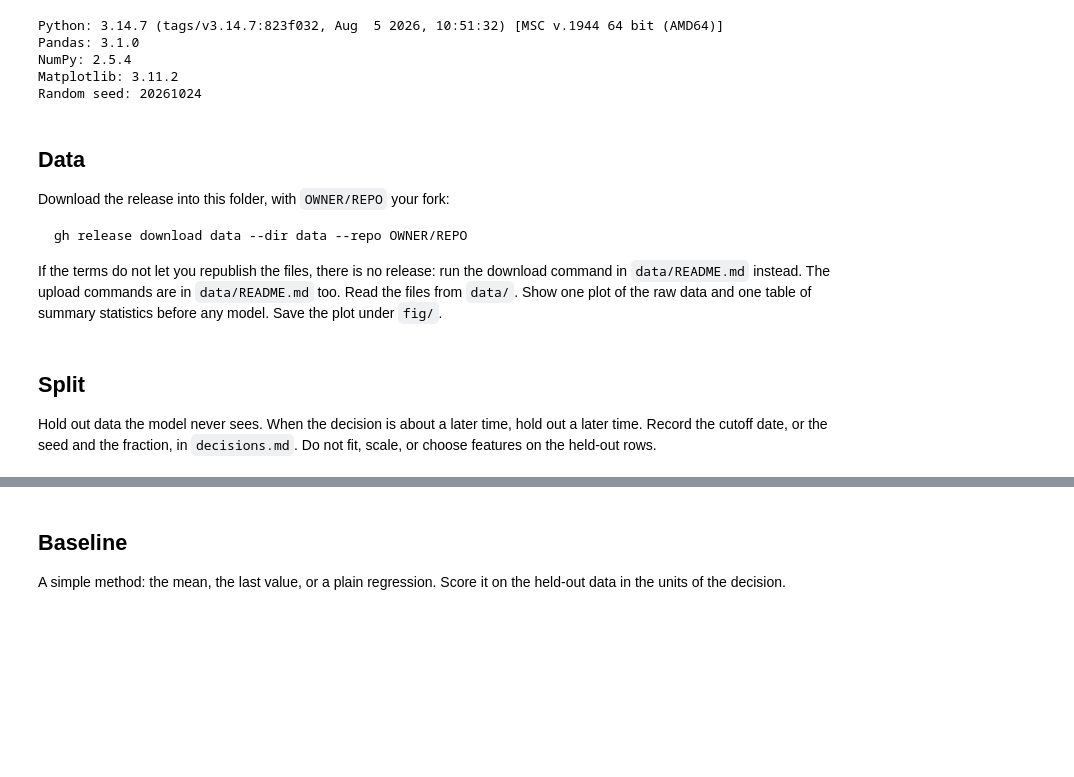
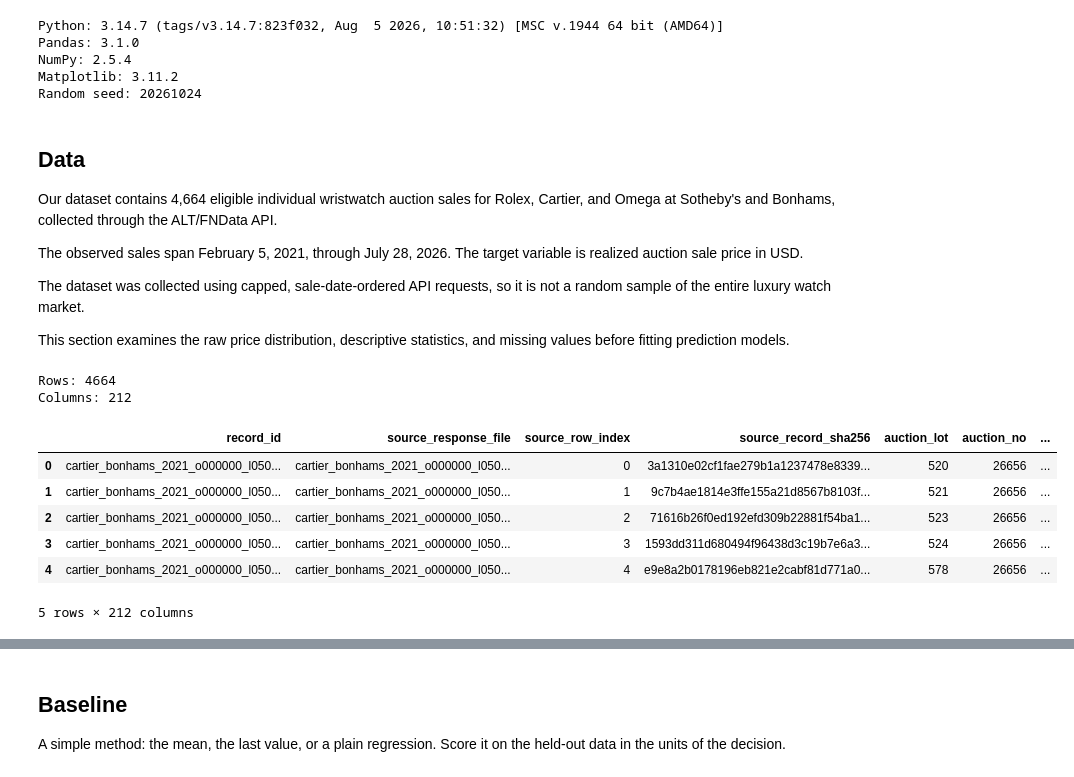
Before and after one commit to lflanigan-sudo/aii600-final-project, a Jupyter notebook: analysis.ipynb, the cells around one changed output, grey strips where cells are left out. Saved outputs shown, nothing was run; the diff lists cells and outputs as text; code cells hidden in the pictures; blank space fills up the shorter version.

````diff
--- a/analysis.ipynb
+++ b/analysis.ipynb
@@ -91,14 +91,32 @@ Overestimating a watch's value could contribute to an unprofitable purchase. Und
 # %% [markdown]
 ## Data
 
-Download the release into this folder, with `OWNER/REPO` your fork:
+Our dataset contains 4,664 eligible individual wristwatch auction sales for Rolex, Cartier, and Omega at Sotheby's and Bonhams, collected through the ALT/FNData API.
 
-```bash
-gh release download data --dir data --repo OWNER/REPO
-```
+The observed sales span February 5, 2021, through July 28, 2026. The target variable is realized auction sale price in USD.
 
-If the terms do not let you republish the files, there is no release: run the download command in `data/README.md` instead. The upload commands are in `data/README.md` too. Read the files from `data/`. Show one plot of the raw data and one table of summary statistics before any model. Save the plot under `fig/`.
+The dataset was collected using capped, sale-date-ordered API requests, so it is not a random sample of the entire luxury watch market.
+
+This section examines the raw price distribution, descriptive statistics, and missing values before fitting prediction models.
-# %% [markdown]
-## Split
-
-Hold out data the model never sees. When the decision is about a later time, hold out a later time. Record the cutoff date, or the seed and the fraction, in `decisions.md`. Do not fit, scale, or choose features on the held-out rows.
+# %%
+import pandas as pd
+from pathlib import Path
+
+data_path = Path("data/expanded_pull_eligible.csv")
+
+df = pd.read_csv(data_path, low_memory=False)
+
+print("Rows:", len(df))
+print("Columns:", len(df.columns))
+
+display(df.head())
+# %% [output]
+Rows: 4664
+Columns: 212
+|  | record_id | source_response_file | source_row_index | source_record_sha256 | auction_lot | auction_no | ... |
+| 0 | cartier_bonhams_2021_o000000_l050... | cartier_bonhams_2021_o000000_l050... | 0 | 3a1310e02cf1fae279b1a1237478e8339... | 520 | 26656 | ... |
+| 1 | cartier_bonhams_2021_o000000_l050... | cartier_bonhams_2021_o000000_l050... | 1 | 9c7b4ae1814e3ffe155a21d8567b8103f... | 521 | 26656 | ... |
+| 2 | cartier_bonhams_2021_o000000_l050... | cartier_bonhams_2021_o000000_l050... | 2 | 71616b26f0ed192efd309b22881f54ba1... | 523 | 26656 | ... |
+| 3 | cartier_bonhams_2021_o000000_l050... | cartier_bonhams_2021_o000000_l050... | 3 | 1593dd311d680494f96438d3c19b7e6a3... | 524 | 26656 | ... |
+| 4 | cartier_bonhams_2021_o000000_l050... | cartier_bonhams_2021_o000000_l050... | 4 | e9e8a2b0178196eb821e2cabf81d771a0... | 578 | 26656 | ... |
+5 rows × 212 columns
````
Also changed, not shown: parts of 11 cells of this notebook, 1 other file.
